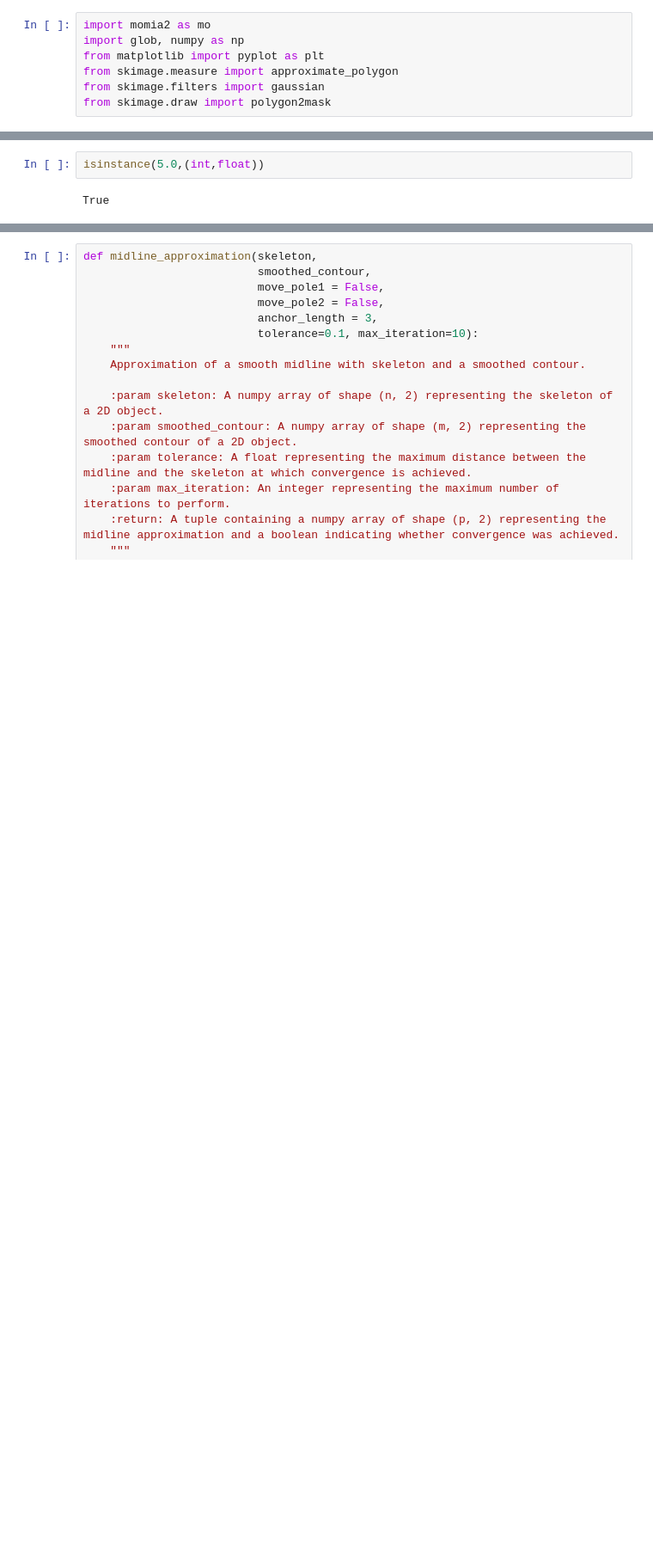
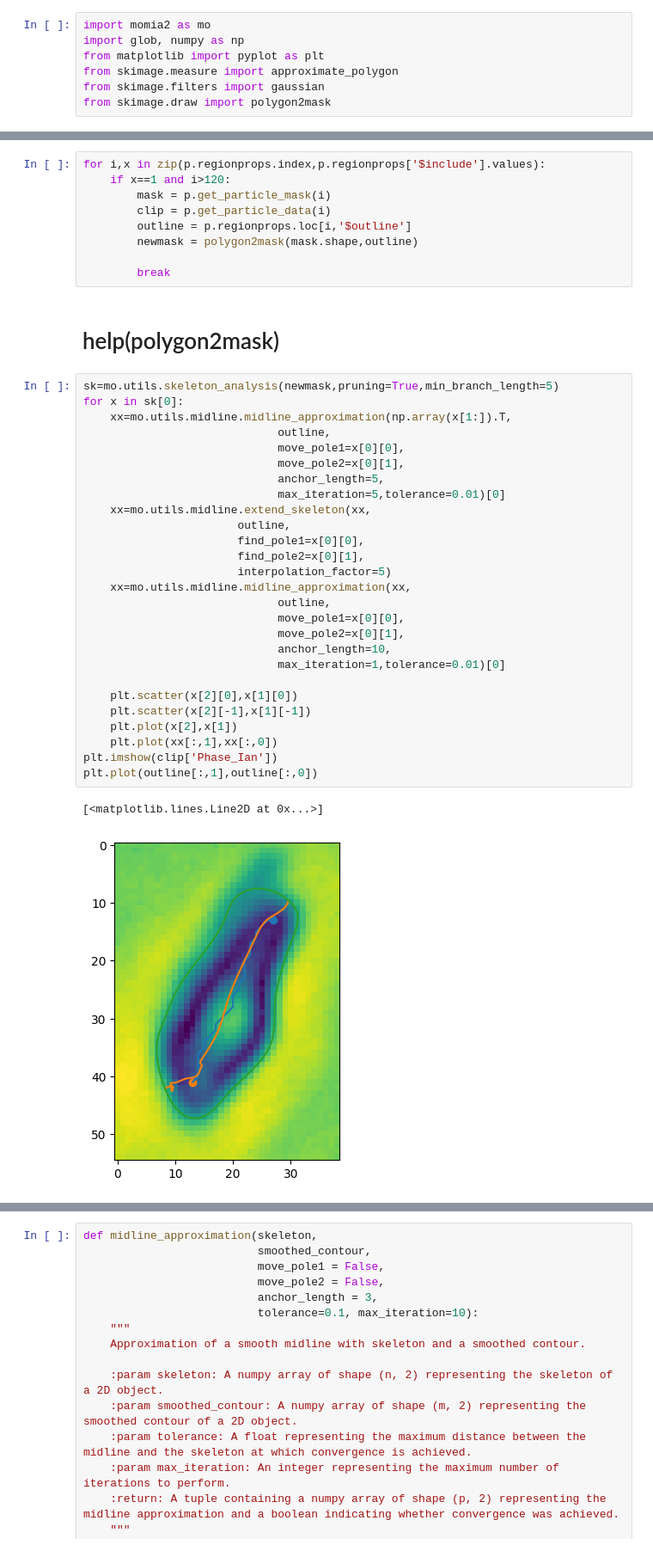
Before and after one commit to jzrolling/CleanSpace, a Jupyter notebook: notebooks/2. revise_midline_algorithm.ipynb, the cells around one changed output, grey strips where cells are left out. Shown at 86% size. Cells and saved outputs as stored; diff of their text form; blank space fills up the shorter version.

Commit message:
modifiled midline.py

```diff
--- a/notebooks/2. revise_midline_algorithm.ipynb
+++ b/notebooks/2. revise_midline_algorithm.ipynb
@@ -47,4 +46,41 @@ Rendering cell plot(s)...
+# %%
+for i,x in zip(p.regionprops.index,p.regionprops['$include'].values):
+    if x==1 and i>120:
+        mask = p.get_particle_mask(i)
+        clip = p.get_particle_data(i)
+        outline = p.regionprops.loc[i,'$outline']
+        newmask = polygon2mask(mask.shape,outline)
+
+        break
+# %% [markdown]
+# help(polygon2mask)
 # %%
-isinstance(5.0,(int,float))
+sk=mo.utils.skeleton_analysis(newmask,pruning=True,min_branch_length=5)
+for x in sk[0]:
+    xx=mo.utils.midline.midline_approximation(np.array(x[1:]).T,
+                             outline,
+                             move_pole1=x[0][0],
+                             move_pole2=x[0][1],
+                             anchor_length=5,
+                             max_iteration=5,tolerance=0.01)[0]
+    xx=mo.utils.midline.extend_skeleton(xx,
+                       outline,
+                       find_pole1=x[0][0],
+                       find_pole2=x[0][1],
+                       interpolation_factor=5)
+    xx=mo.utils.midline.midline_approximation(xx,
+                             outline,
+                             move_pole1=x[0][0],
+                             move_pole2=x[0][1],
+                             anchor_length=10,
+                             max_iteration=1,tolerance=0.01)[0]
+
+    plt.scatter(x[2][0],x[1][0])
+    plt.scatter(x[2][-1],x[1][-1])
+    plt.plot(x[2],x[1])
+    plt.plot(xx[:,1],xx[:,0])
+plt.imshow(clip['Phase_Ian'])
+plt.plot(outline[:,1],outline[:,0])
 # %% [output]
-True
+[<matplotlib.lines.Line2D at 0x...>]
+[figure, added]
```
Also changed, not shown: parts of 4 cells of this notebook, 2 other files.
